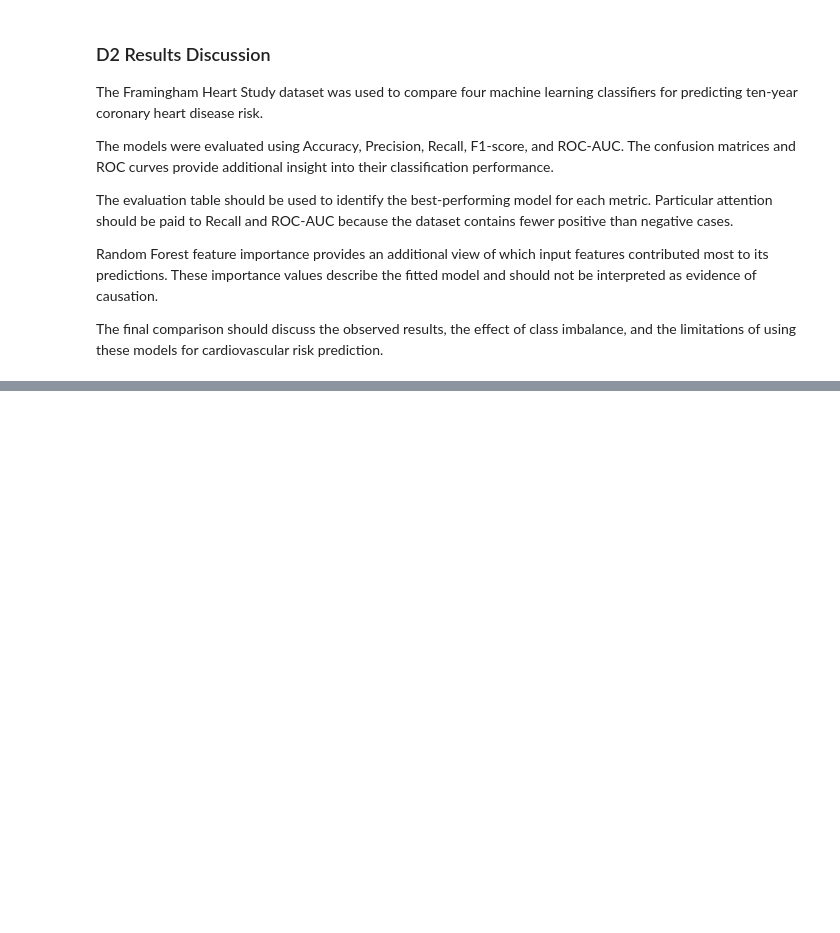
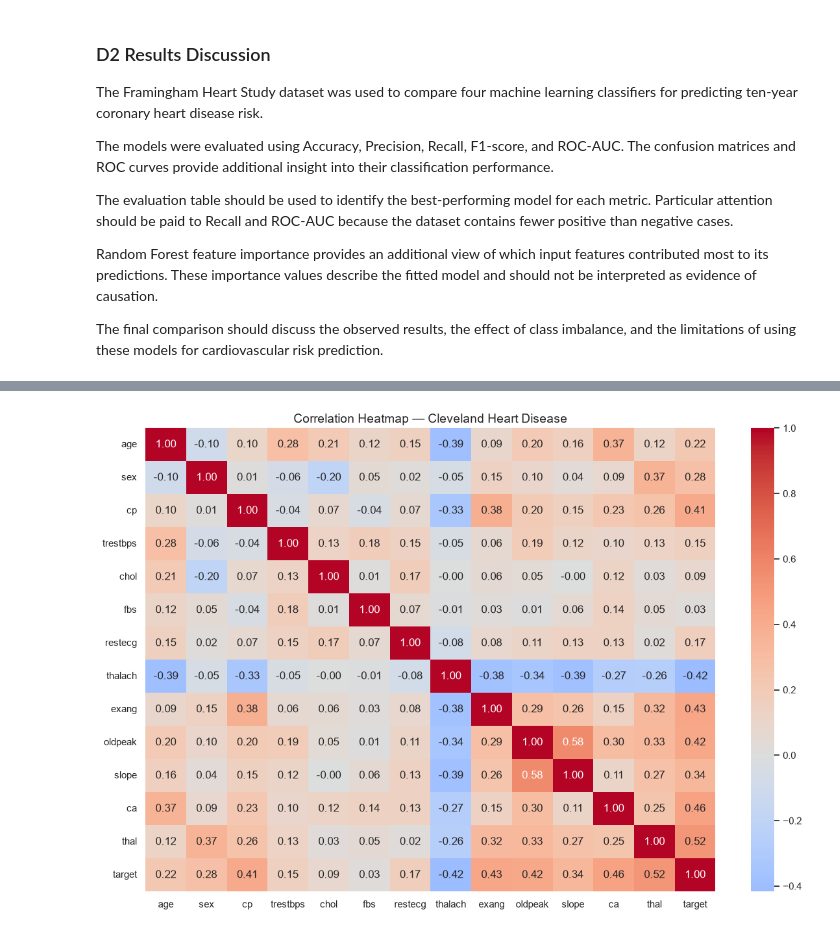
Before and after one commit to parvathy-jk/cardiovascular-risk-prediction, a Jupyter notebook: cardiovascular_case_study.ipynb, the cells around one changed output, grey strips where cells are left out. Saved outputs shown, nothing was run; the diff lists cells and outputs as text; code cells hidden in the pictures; blank space fills up the shorter version.

```diff
--- a/cardiovascular_case_study.ipynb
+++ b/cardiovascular_case_study.ipynb
@@ -1498,0 +1672,18 @@ The final comparison should discuss the observed results, the effect of class im
+# %%
+plt.figure(figsize=(12, 8))
+
+correlation_d3 = cleveland_df.corr(numeric_only=True)
+
+sns.heatmap(
+    correlation_d3,
+    annot=True,
+    fmt=".2f",
+    cmap="coolwarm",
+    center=0
+)
+
+plt.title("Correlation Heatmap — Cleveland Heart Disease")
+plt.tight_layout()
+plt.show()
+# %% [output]
+[figure, added]
```
Also changed, not shown: parts of 34 cells of this notebook, 1 other file.
